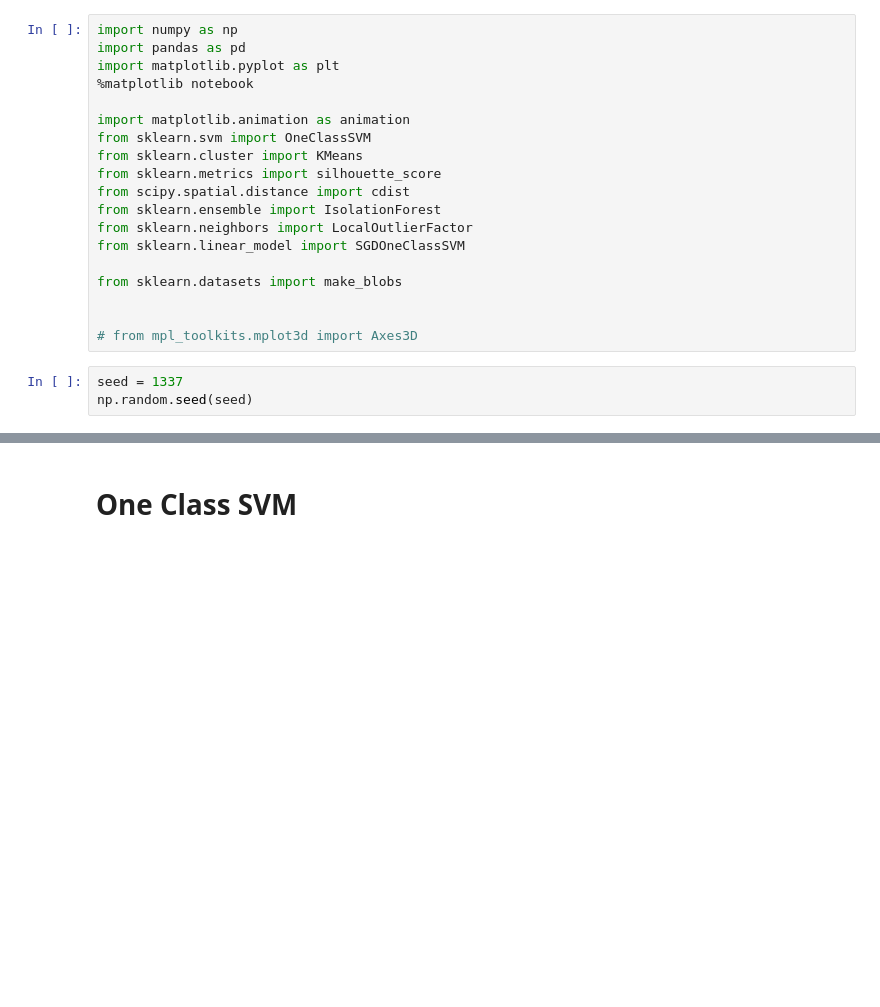
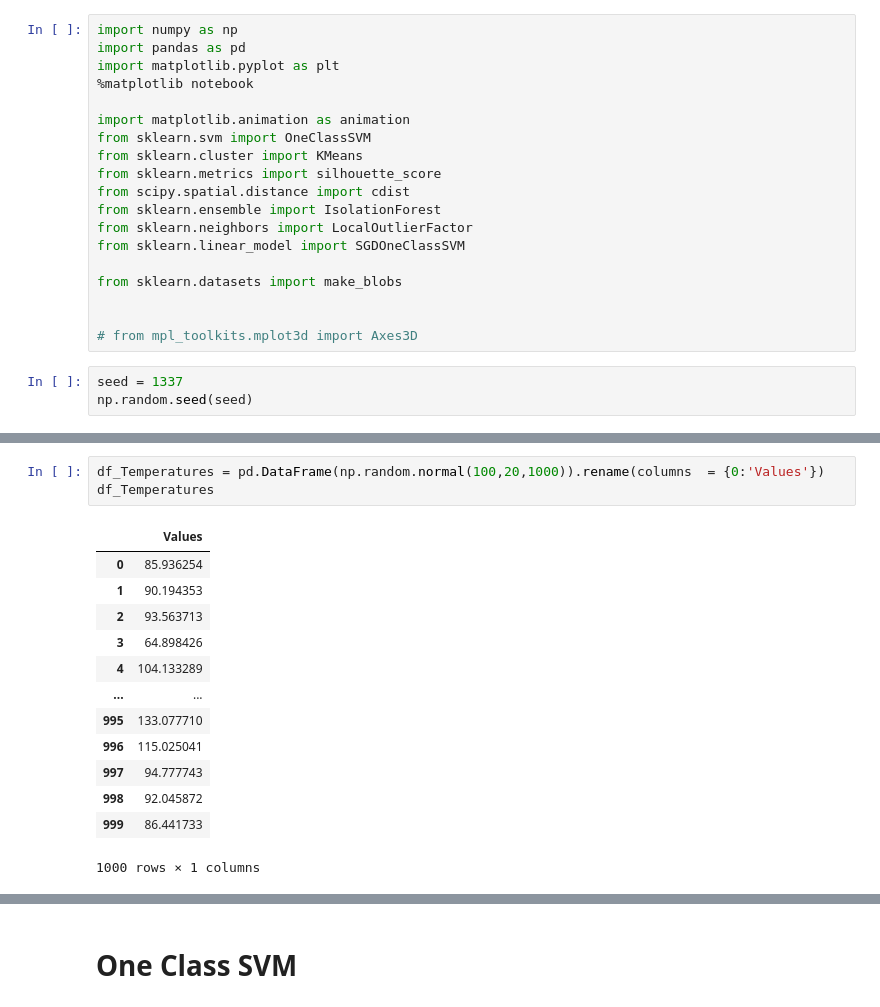
Before and after one commit to ssaeed85/dsc-OutlierDetection, a Jupyter notebook: OneClassSVM_KMeans.ipynb, the cells around one changed output, grey strips where cells are left out. Cells and saved outputs as stored; diff of their text form; blank space fills up the shorter version.

Commit message:
Added a simple normal distribtuion example to markup

```diff
--- a/OneClassSVM_KMeans.ipynb
+++ b/OneClassSVM_KMeans.ipynb
@@ -22,0 +39,17 @@ np.random.seed(seed)
+# %%
+df_Temperatures = pd.DataFrame(np.random.normal(100,20,1000)).rename(columns  = {0:'Values'})
+df_Temperatures
+# %% [output]
+|  | Values |
+| 0 | 85.936254 |
+| 1 | 90.194353 |
+| 2 | 93.563713 |
+| 3 | 64.898426 |
+| 4 | 104.133289 |
+| ... | ... |
+| 995 | 133.077710 |
+| 996 | 115.025041 |
+| 997 | 94.777743 |
+| 998 | 92.045872 |
+| 999 | 86.441733 |
+1000 rows × 1 columns
```
Also changed, not shown: parts of 11 cells of this notebook.
